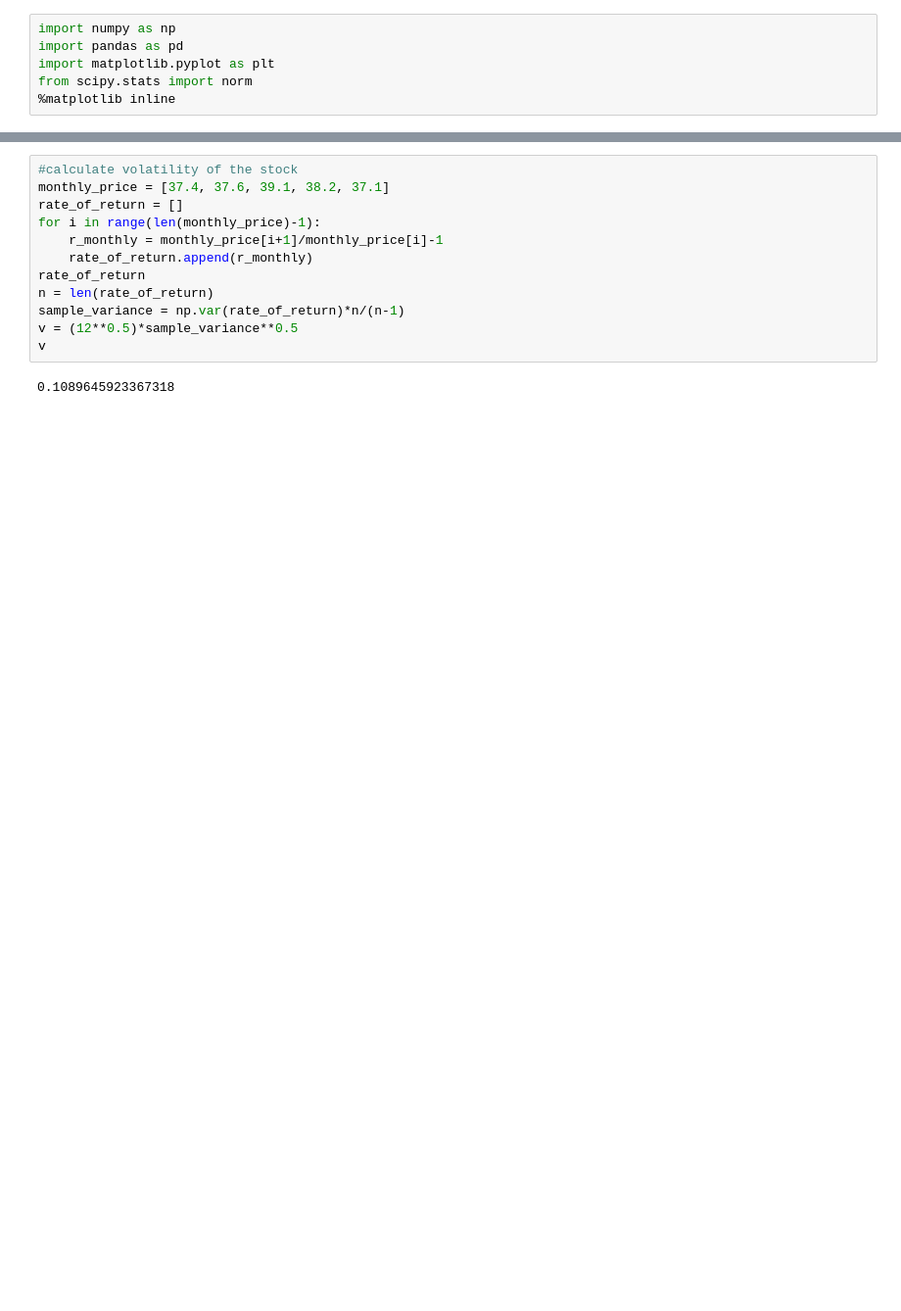
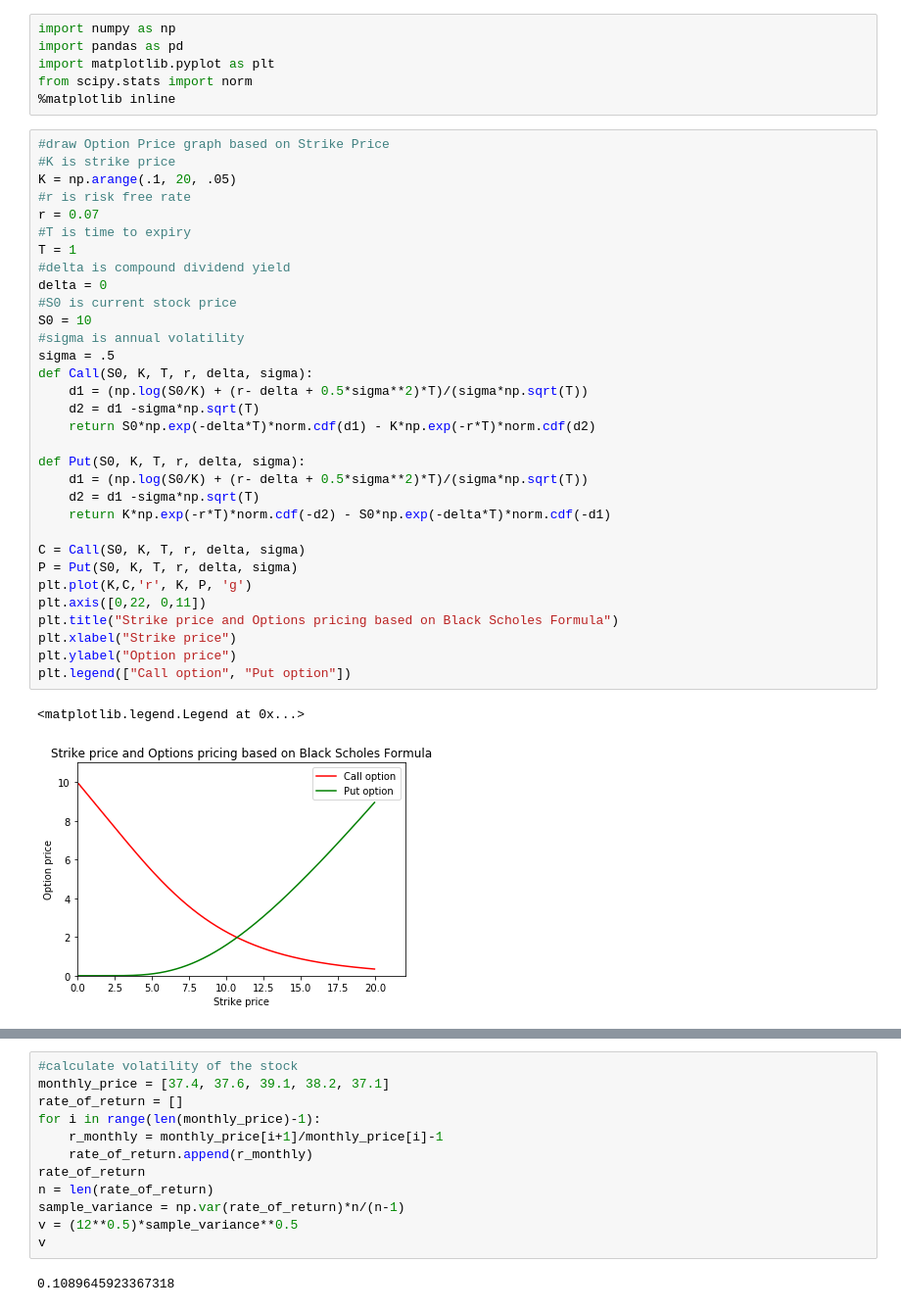
Before and after one commit to hopes6166/Option-Pricing, a Jupyter notebook: Options Pricing by Black Scholes Formula.ipynb, the cells around one changed output, grey strips where cells are left out. Shown: that part at 98% size. Drawn from its saved outputs; the diff is of its cells as text; blank space fills up the shorter version.

```diff
--- a/Options Pricing by Black Scholes Formula.ipynb
+++ b/Options Pricing by Black Scholes Formula.ipynb
@@ -4,3 +4,38 @@ import pandas as pd
 import matplotlib.pyplot as plt
 from scipy.stats import norm
 %matplotlib inline
+# %%
+#draw Option Price graph based on Strike Price
+#K is strike price
+K = np.arange(.1, 20, .05)
+#r is risk free rate
+r = 0.07
+#T is time to expiry
+T = 1
+#delta is compound dividend yield
+delta = 0
+#S0 is current stock price
+S0 = 10
+#sigma is annual volatility
+sigma = .5
+def Call(S0, K, T, r, delta, sigma):
+    d1 = (np.log(S0/K) + (r- delta + 0.5*sigma**2)*T)/(sigma*np.sqrt(T))
+    d2 = d1 -sigma*np.sqrt(T)
+    return S0*np.exp(-delta*T)*norm.cdf(d1) - K*np.exp(-r*T)*norm.cdf(d2)
+
+def Put(S0, K, T, r, delta, sigma):
+    d1 = (np.log(S0/K) + (r- delta + 0.5*sigma**2)*T)/(sigma*np.sqrt(T))
+    d2 = d1 -sigma*np.sqrt(T)
+    return K*np.exp(-r*T)*norm.cdf(-d2) - S0*np.exp(-delta*T)*norm.cdf(-d1)
+
+C = Call(S0, K, T, r, delta, sigma)
+P = Put(S0, K, T, r, delta, sigma)
+plt.plot(K,C,'r', K, P, 'g')
+plt.axis([0,22, 0,11])
+plt.title("Strike price and Options pricing based on Black Scholes Formula")
+plt.xlabel("Strike price")
+plt.ylabel("Option price")
+plt.legend(["Call option", "Put option"])
+# %% [output]
+<matplotlib.legend.Legend at 0x...>
+[figure, added]
```
Also changed, not shown: parts of 10 cells of this notebook.
